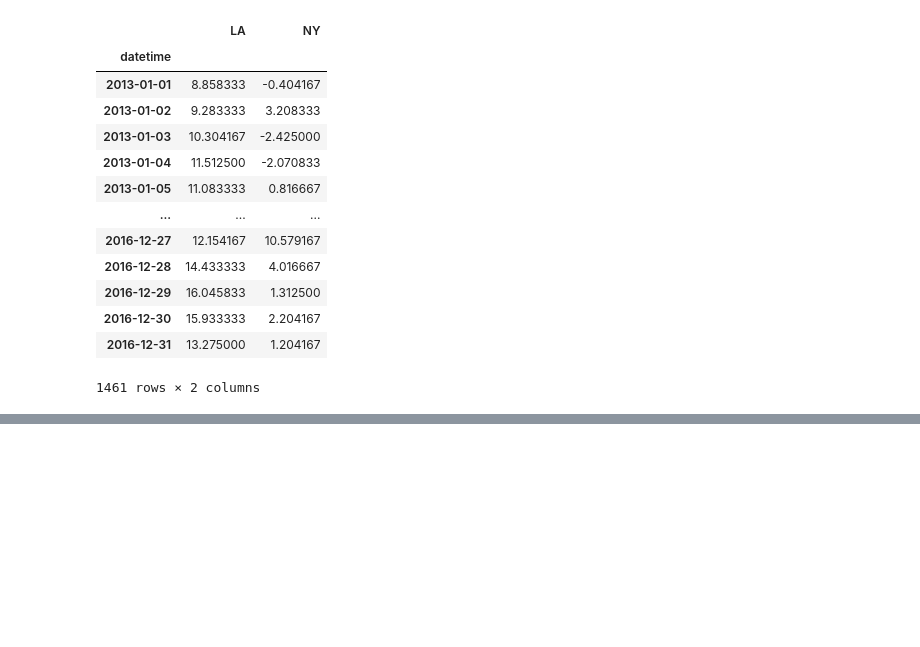
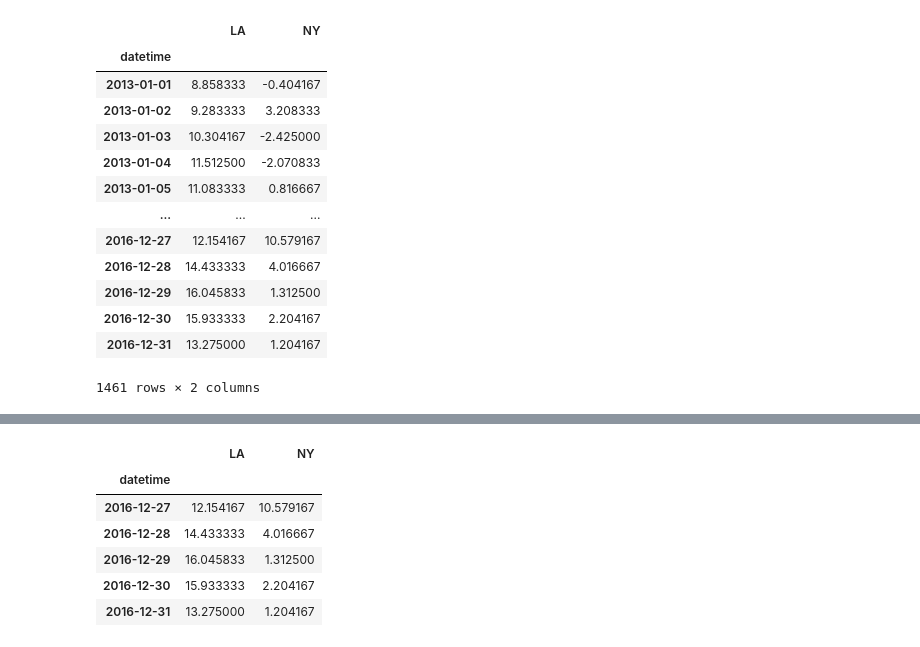
Before and after one commit to Alkahwaji/Pandas, a Jupyter notebook: Pandas17_Times_Series_Basics.ipynb, the cells around one changed output, grey strips where cells are left out. Saved outputs shown, nothing was run; the diff lists cells and outputs as text; code cells hidden in the pictures; blank space fills up the shorter version.

```diff
--- a/Pandas17_Times_Series_Basics.ipynb
+++ b/Pandas17_Times_Series_Basics.ipynb
@@ -1068,0 +1101,10 @@ birthd = pd.date_range(end='2018-12-24', periods=10, freq=pd.Date)
+# %%
+temp_d.tail()
+# %% [output]
+|  | LA | NY |
+| datetime |  |  |
+| 2016-12-27 | 12.154167 | 10.579167 |
+| 2016-12-28 | 14.433333 | 4.016667 |
+| 2016-12-29 | 16.045833 | 1.312500 |
+| 2016-12-30 | 15.933333 | 2.204167 |
+| 2016-12-31 | 13.275000 | 1.204167 |
```
Also changed, not shown: parts of 4 cells of this notebook, 9 other files.
